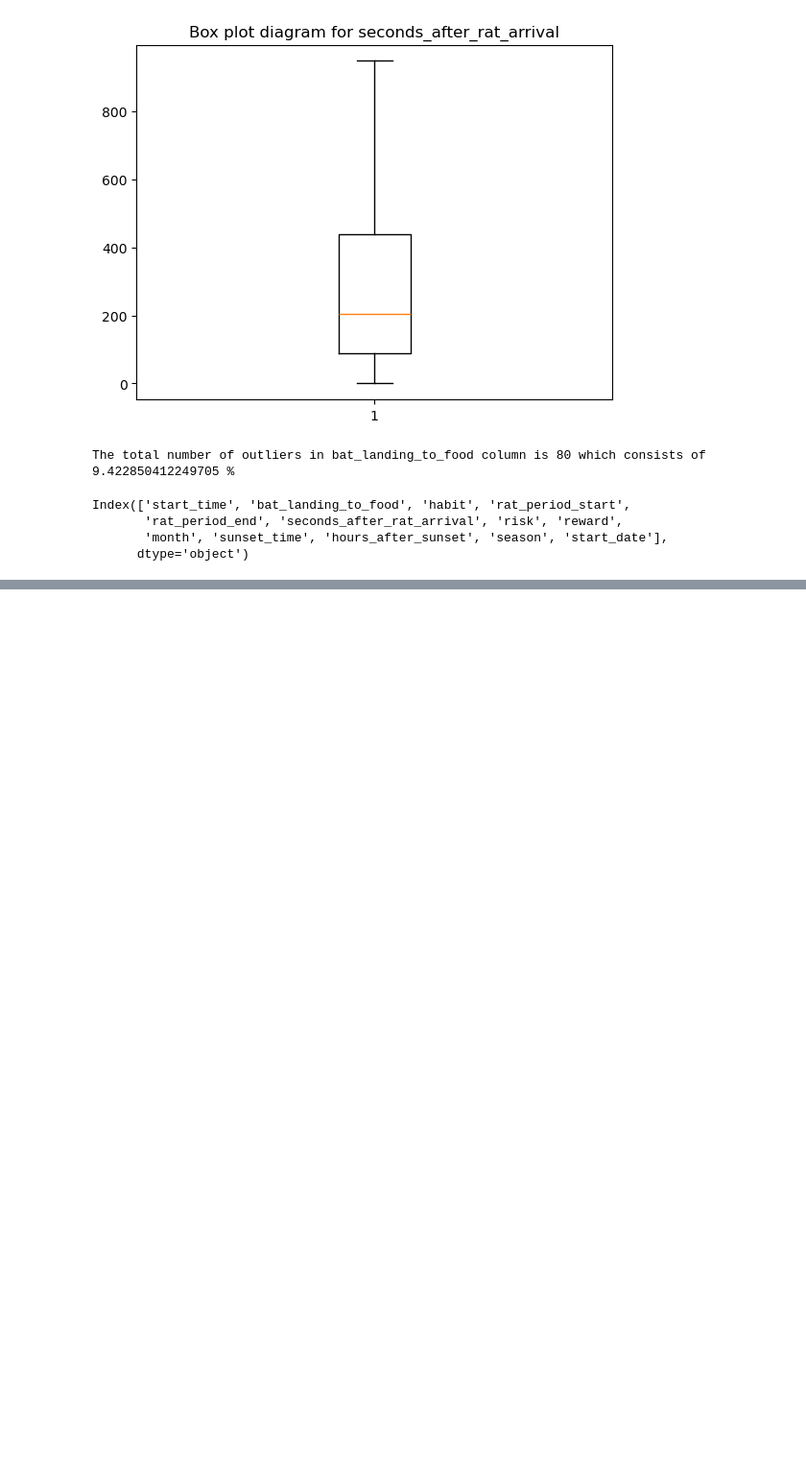
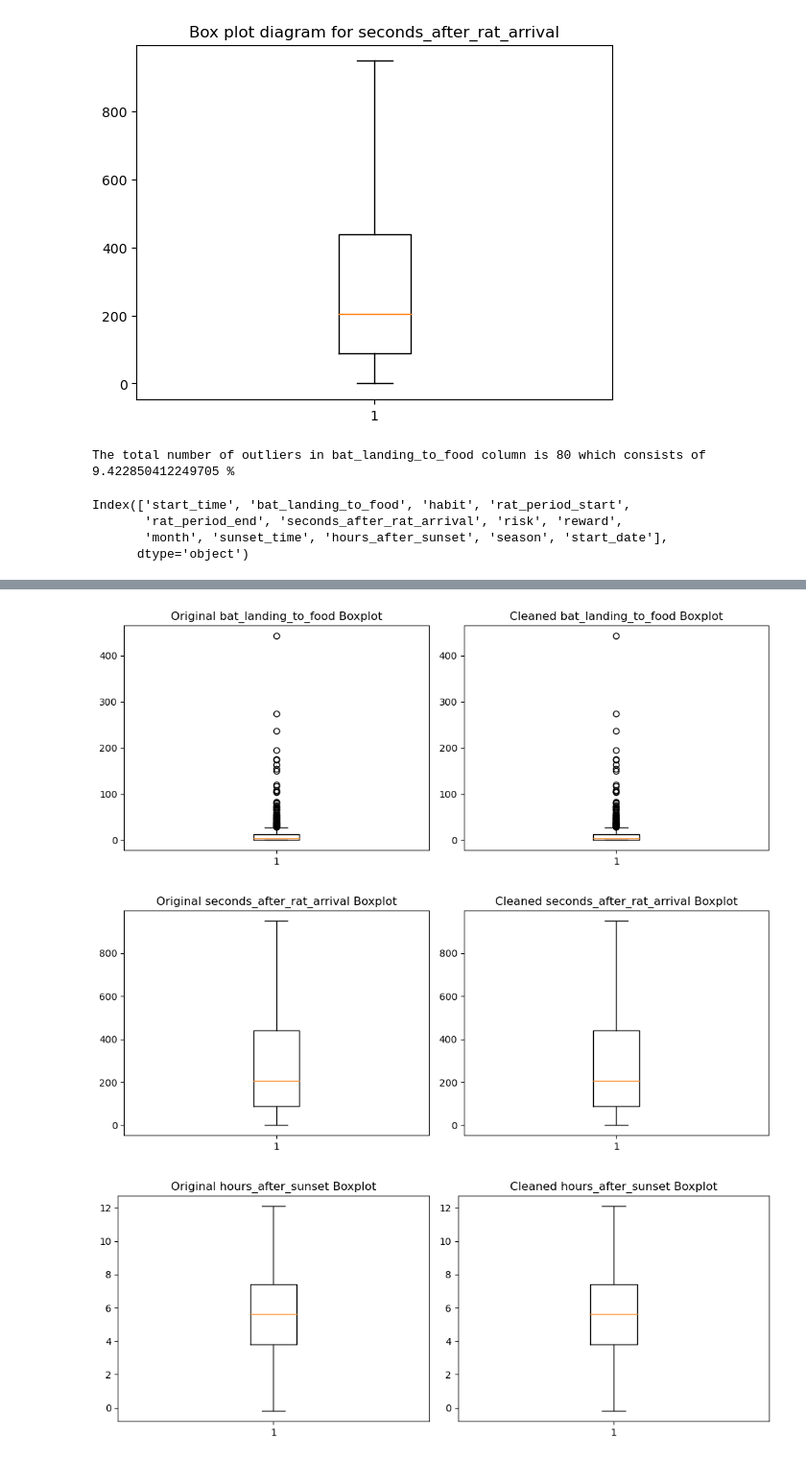
Before and after one commit to Harmonica2001/HIT_140_assessment_2, a Jupyter notebook: Assessment2.ipynb, the cells around one changed output, grey strips where cells are left out. Shown at 96% size. Cells and saved outputs as stored; diff of their text form; code cells hidden in the pictures; blank space fills up the shorter version.

```diff
--- a/Assessment2.ipynb
+++ b/Assessment2.ipynb
@@ -259,0 +294,14 @@ Index(['start_time', 'bat_landing_to_food', 'habit', 'rat_period_start',
+# %%
+# Compare boxplots for the same columns
+for col in columns_to_compare:
+    fig, axes = plt.subplots(1, 2, figsize=(10, 4))
+    axes[0].boxplot(df1[col].dropna())
+    axes[0].set_title(f"Original {col} Boxplot")
+    axes[1].boxplot(df1_cleaned[col].dropna())
+    axes[1].set_title(f"Cleaned {col} Boxplot")
+    plt.tight_layout()
+    plt.show()
+# %% [output]
+[figure, added]
+[figure, added]
+[figure, added]
```
Also changed, not shown: parts of 24 cells of this notebook.
